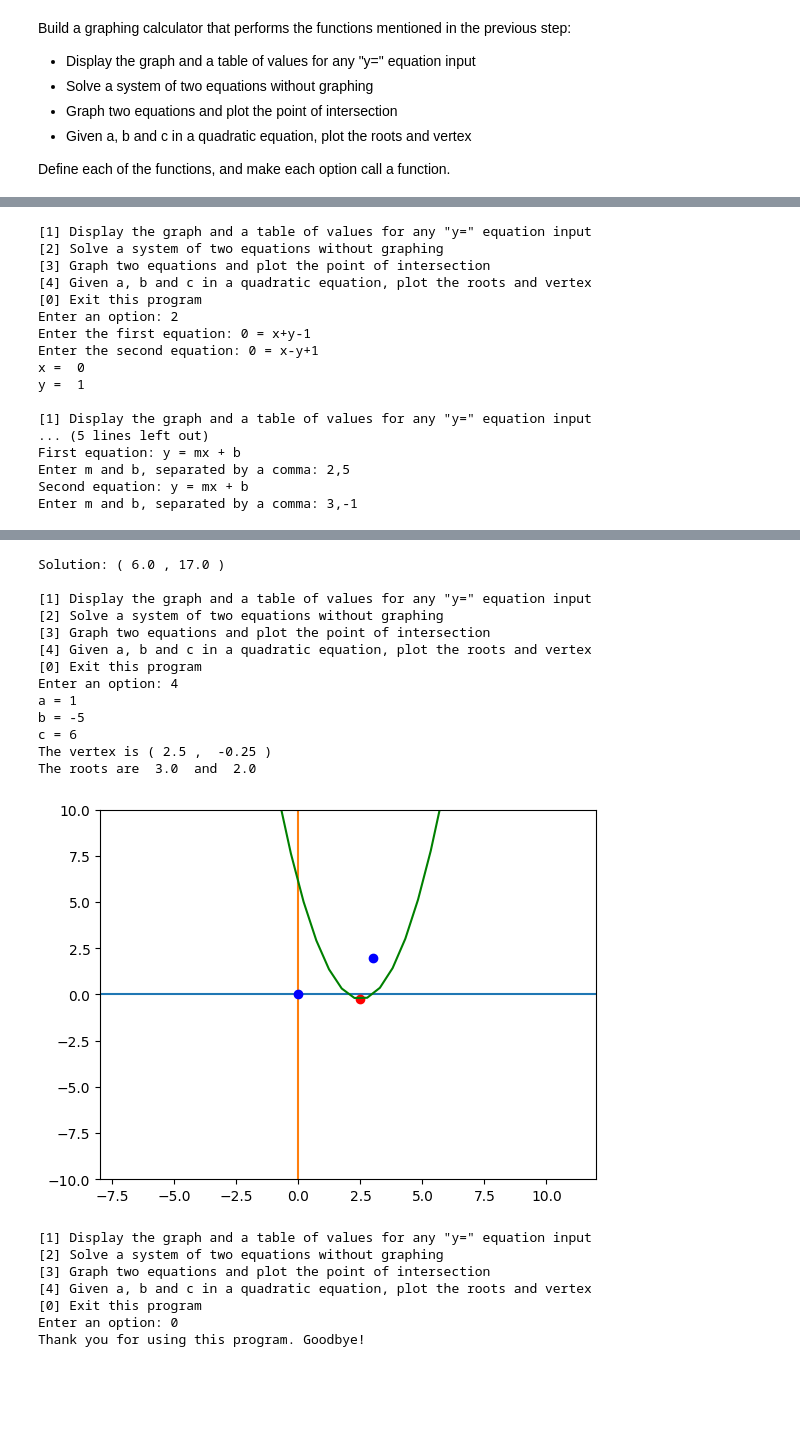
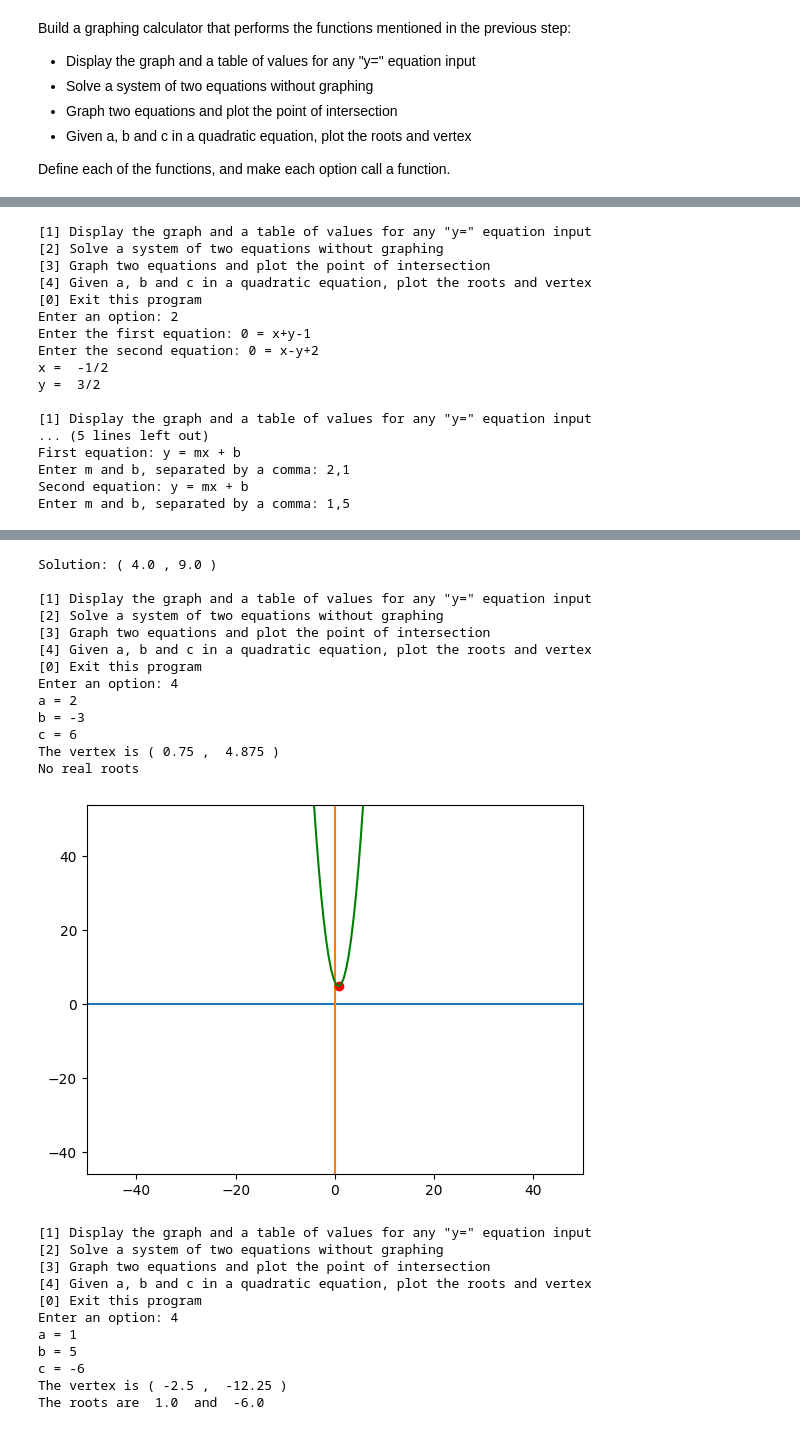
Before and after one commit to xujialuellie/Algebra_with_Python, a Jupyter notebook: Foundational_Math_2_(Learn).ipynb, the cells around one changed output, grey strips where cells are left out. Saved outputs shown, nothing was run; the diff lists cells and outputs as text; code cells hidden in the pictures; blank space fills up the shorter version.

```diff
--- a/Foundational_Math_2_(Learn).ipynb
+++ b/Foundational_Math_2_(Learn).ipynb
@@ -1105,10 +1105,10 @@ def fourth():
   vy = a*vx**2+b*vx+c
   print("The vertex is (", vx, ", ", vy, ")")
 
-  xmin = int(vx)-10
-  xmax = int(vx)+10
-  ymin = int(vy)-10
-  ymax = int(vy)+10
+  xmin = int(vx)-50
+  xmax = int(vx)+50
+  ymin = int(vy)-50
+  ymax = int(vy)+50
   points = 2*(xmax-xmin)
   x = np.linspace(xmin,xmax,points)
 
@@ -1123,7 +1123,7 @@ def fourth():
     x1 = (-b+math.sqrt(b**2-4*a*c))/(2*a)
     x2 = (-b-math.sqrt(b**2-4*a*c))/(2*a)
     print("The roots are ", x1, " and ", x2)
-    plt.plot([x1,0],[x2,0],'bo')
+    plt.plot([x1,x2],[0,0],'bo')
 
   plt.plot([vx],[vy],'ro')
 
@@ -1169,13 +1169,13 @@ Enter m and b (separate by a comma) for equation y=mx+b: 2,1
 [0] Exit this program
 Enter an option: 2
 Enter the first equation: 0 = x+y-1
-Enter the second equation: 0 = x-y+1
-x =  0
-y =  1
+Enter the second equation: 0 = x-y+2
+x =  -1/2
+y =  3/2
 
 [1] Display the graph and a table of values for any "y=" equation input
 ... (5 lines left out)
 First equation: y = mx + b
-Enter m and b, separated by a comma: 2,5
+Enter m and b, separated by a comma: 2,1
 Second equation: y = mx + b
-Enter m and b, separated by a comma: 3,-1
+Enter m and b, separated by a comma: 1,5
@@ -1183,21 +1183,25 @@ Enter m and b, separated by a comma: 3,-1
-Solution: ( 6.0 , 17.0 )
+Solution: ( 4.0 , 9.0 )
 
 [1] Display the graph and a table of values for any "y=" equation input
 [2] Solve a system of two equations without graphing
 [3] Graph two equations and plot the point of intersection
 [4] Given a, b and c in a quadratic equation, plot the roots and vertex
 [0] Exit this program
 Enter an option: 4
-a = 1
-b = -5
+a = 2
+b = -3
 c = 6
-The vertex is ( 2.5 ,  -0.25 )
-The roots are  3.0  and  2.0
+The vertex is ( 0.75 ,  4.875 )
+No real roots
-[figure, old version]
+[figure, new version]
 [1] Display the graph and a table of values for any "y=" equation input
 [2] Solve a system of two equations without graphing
 [3] Graph two equations and plot the point of intersection
 [4] Given a, b and c in a quadratic equation, plot the roots and vertex
 [0] Exit this program
-Enter an option: 0
-Thank you for using this program. Goodbye!
+Enter an option: 4
+a = 1
+b = 5
+c = -6
+The vertex is ( -2.5 ,  -12.25 )
+The roots are  1.0  and  -6.0
```
Also changed, not shown: parts of 1 cell of this notebook.
